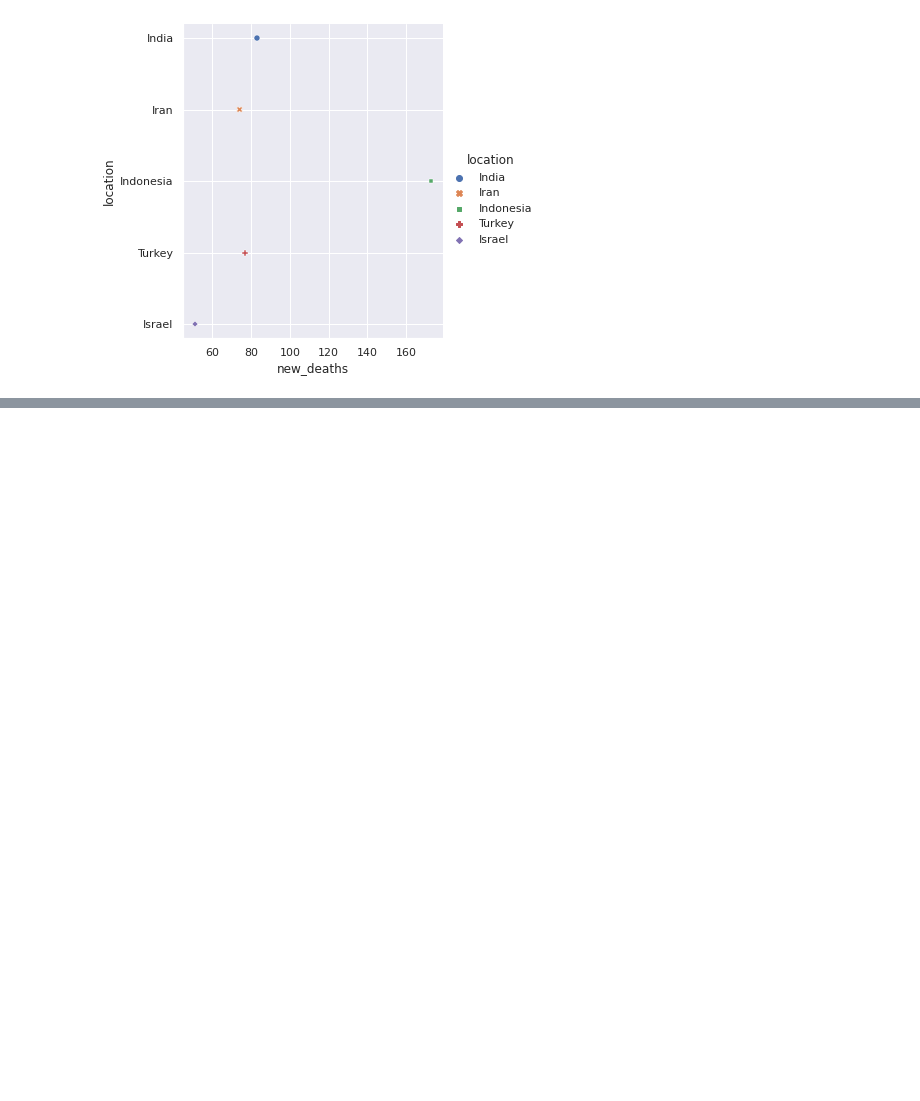
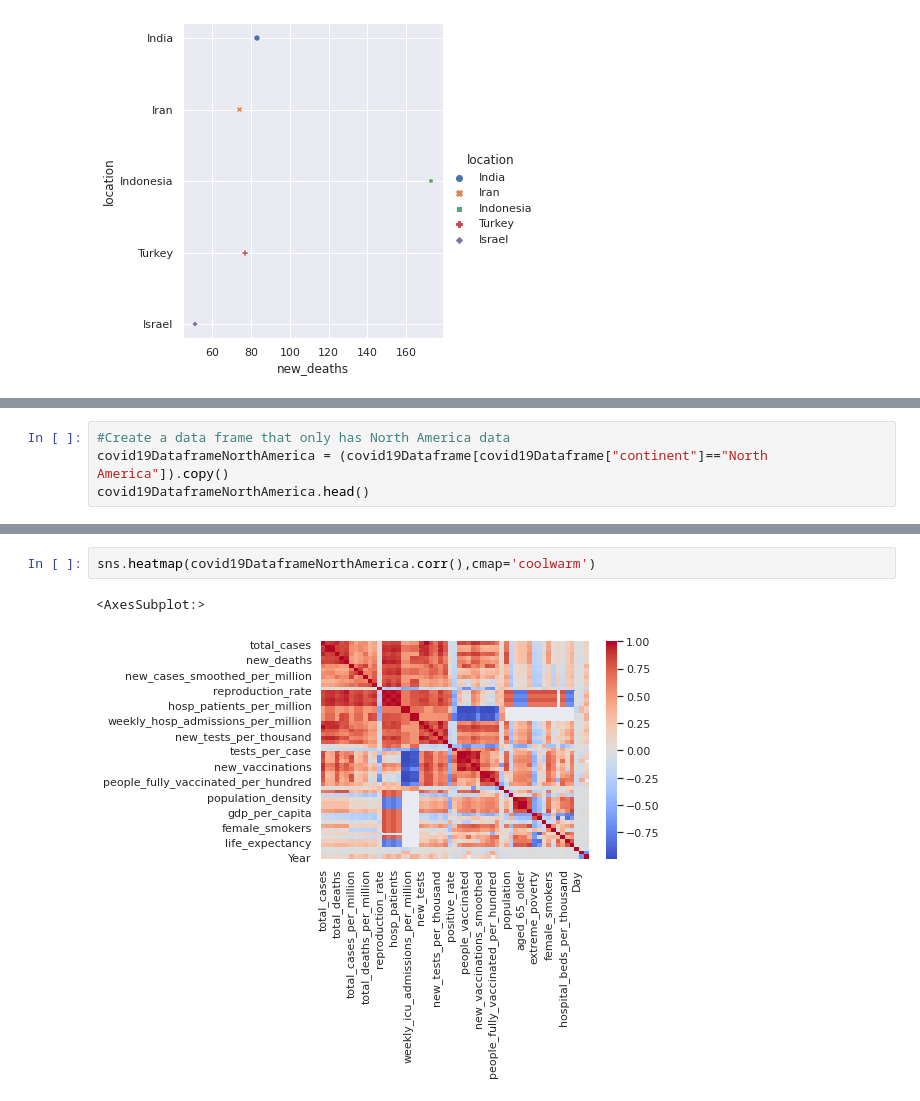
Before and after one commit to WhipSnake23/Python-Class-Project, a Jupyter notebook: Homework 5/Homework 5 Combined.ipynb, the cells around one changed output, grey strips where cells are left out. Cells and saved outputs as stored; diff of their text form; blank space fills up the shorter version.

```diff
--- a/Homework 5/Homework 5 Combined.ipynb
+++ b/Homework 5/Homework 5 Combined.ipynb
@@ -248,3 +251,7 @@ fig = px.bar(februaryAsia, x='location', y='new_cases', color='location', title=
 fig.show()
 # %% [output]
 [interactive output not drawn]
+# %%
+#Create a data frame that only has North America data
+covid19DataframeNorthAmerica = (covid19Dataframe[covid19Dataframe["continent"]=="North America"]).copy()
+covid19DataframeNorthAmerica.head()
@@ -250,0 +266,5 @@ fig.show()
+# %%
+sns.heatmap(covid19DataframeNorthAmerica.corr(),cmap='coolwarm')
+# %% [output]
+<AxesSubplot:>
+[figure, added]
```
Also changed, not shown: parts of 4 cells of this notebook, 2 other files.
